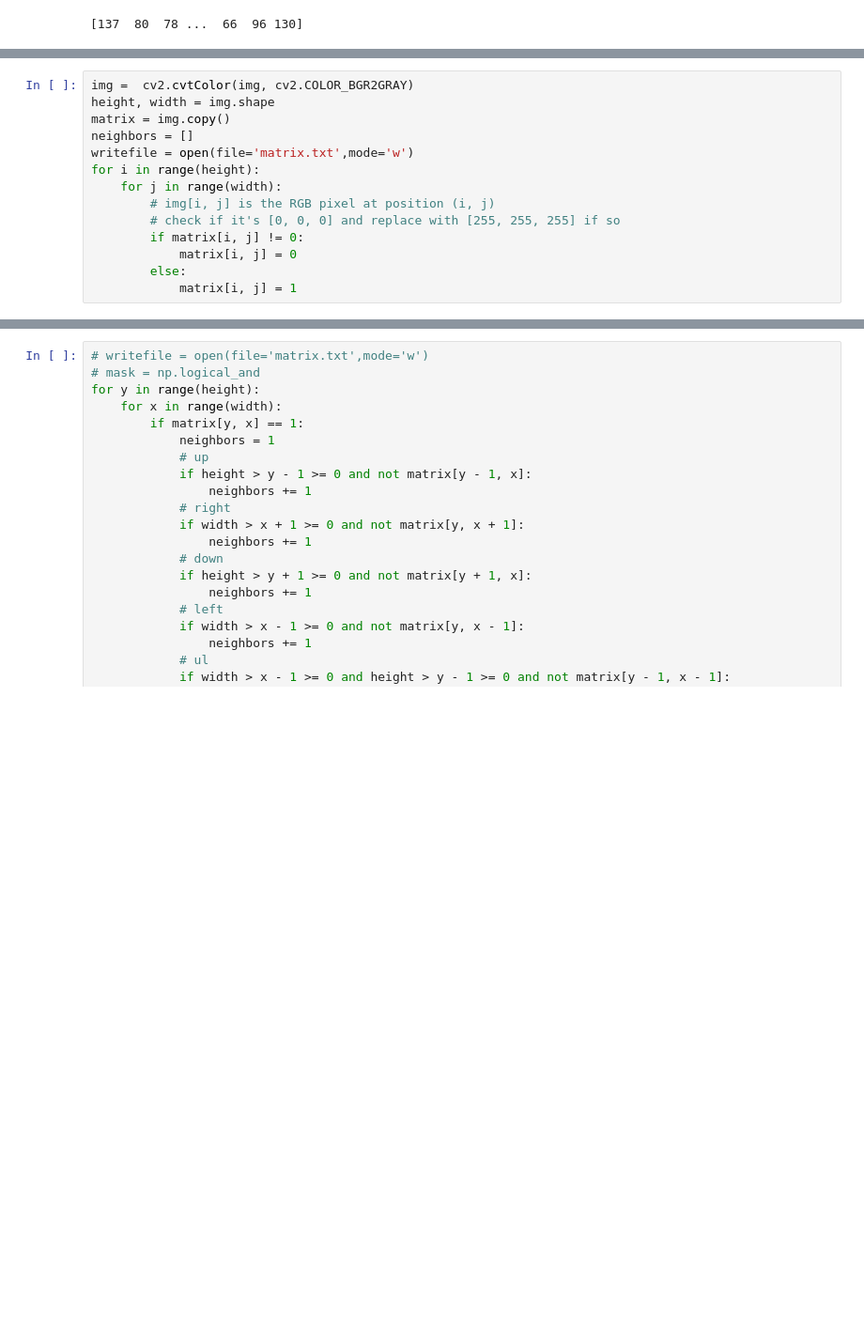
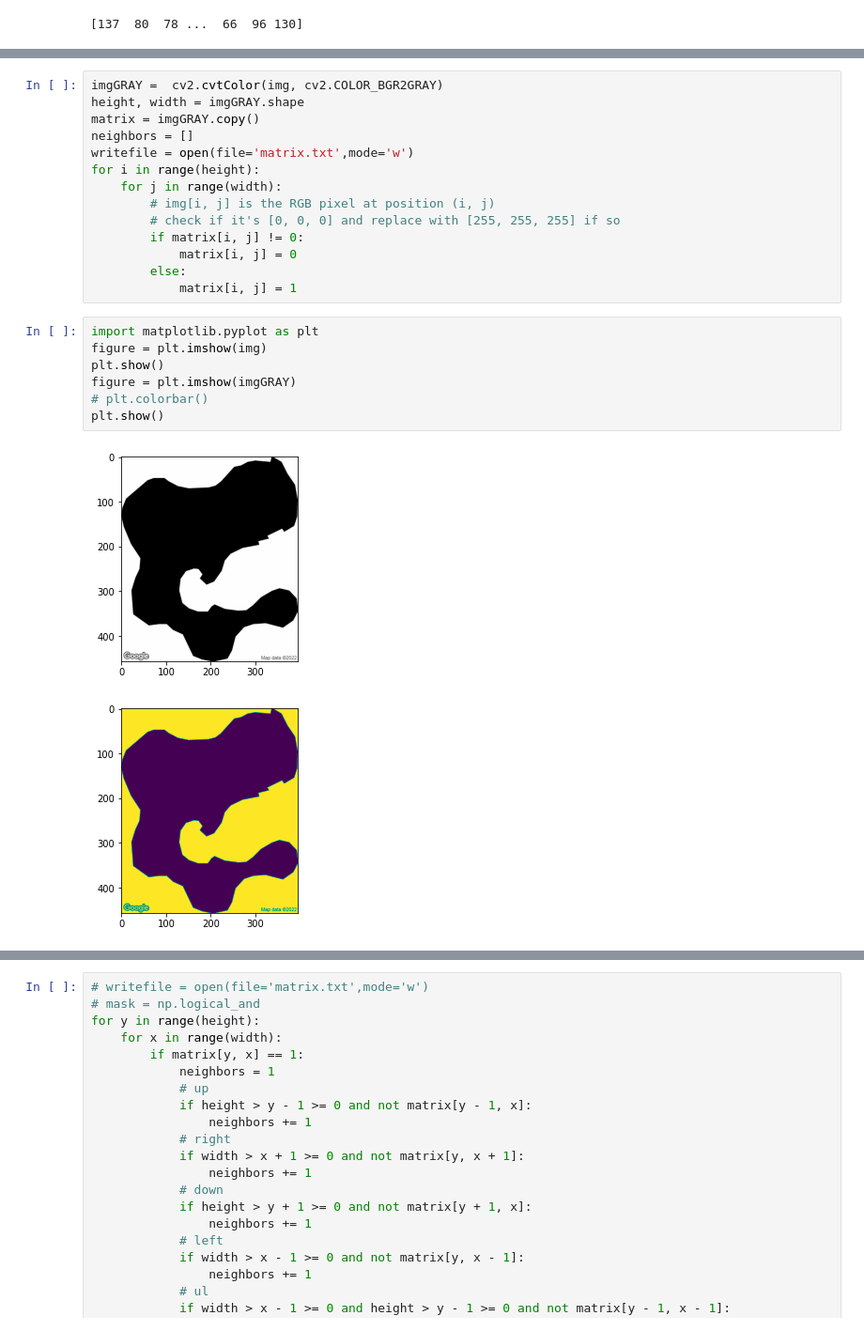
Before and after one commit to lam4562311/test_flutter, a Jupyter notebook: test.ipynb, the cells around one changed output, grey strips where cells are left out. Shown at 94% size. Saved outputs shown, nothing was run; the diff lists cells and outputs as text; blank space fills up the shorter version.

```diff
--- a/test.ipynb
+++ b/test.ipynb
@@ -90,7 +138,7 @@ NameError: name 'get_pixel' is not defined
 # %%
-img =  cv2.cvtColor(img, cv2.COLOR_BGR2GRAY)
-height, width = img.shape
-matrix = img.copy()
+imgGRAY =  cv2.cvtColor(img, cv2.COLOR_BGR2GRAY)
+height, width = imgGRAY.shape
+matrix = imgGRAY.copy()
 neighbors = []
 writefile = open(file='matrix.txt',mode='w')
 for i in range(height):
@@ -101,4 +149,14 @@ for i in range(height):
             matrix[i, j] = 0
         else:
             matrix[i, j] = 1
+# %%
+import matplotlib.pyplot as plt
+figure = plt.imshow(img)
+plt.show()
+figure = plt.imshow(imgGRAY)
+# plt.colorbar()
+plt.show()
+# %% [output]
+[figure, added]
+[figure, added]
 # %%
```
Also changed, not shown: parts of 31 cells of this notebook, 5 other files.
